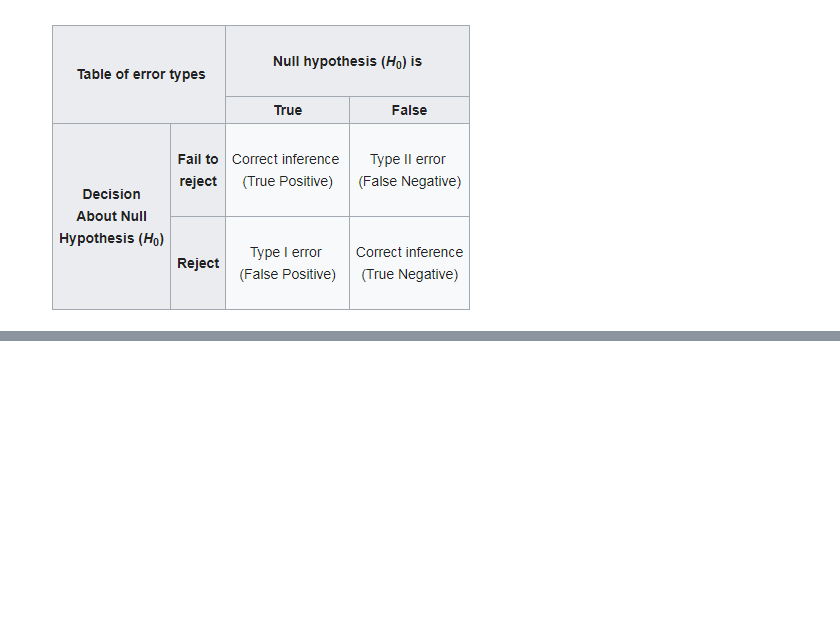
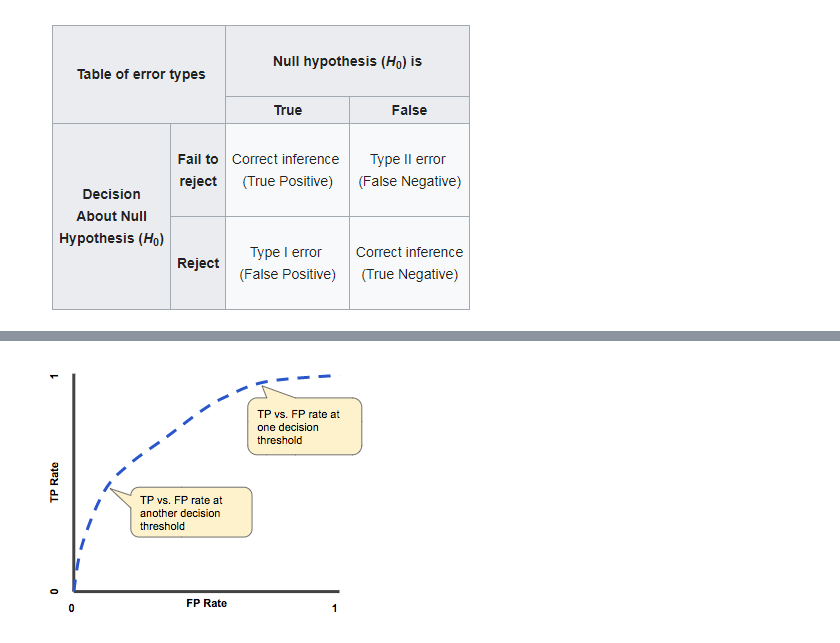
Before and after one commit to XuefeiY/Machine-Learning-Notes, a Jupyter notebook: Evaluation Metrics/Evaluation Metrics.ipynb, the cells around one changed output, grey strips where cells are left out. Cells and saved outputs as stored; diff of their text form; code cells hidden in the pictures; blank space fills up the shorter version.

```diff
--- a/Evaluation Metrics/Evaluation Metrics.ipynb
+++ b/Evaluation Metrics/Evaluation Metrics.ipynb
@@ -40,0 +46,5 @@ http://cs229.stanford.edu/section/evaluation_metrics.pdf
+# %%
+from IPython.display import Image
+Image(filename='ROC.png')
+# %% [output]
+[figure, added]
```
Also changed, not shown: parts of 15 cells of this notebook.
